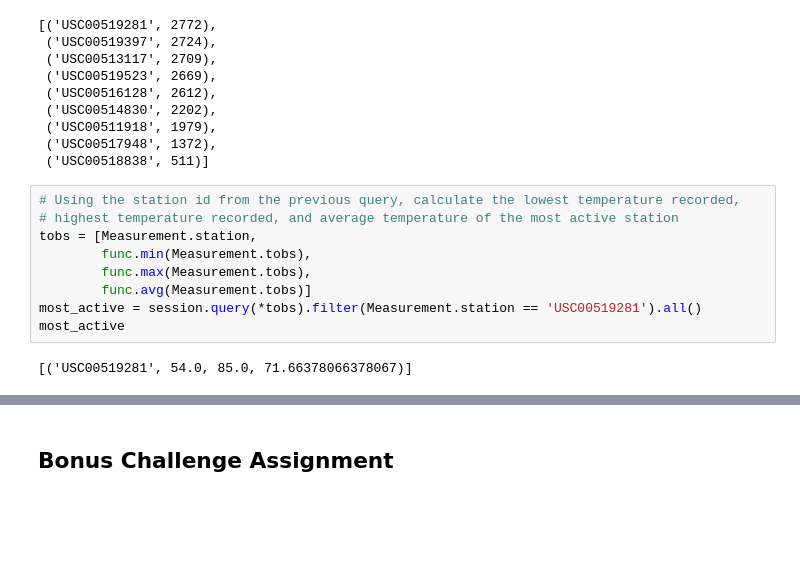
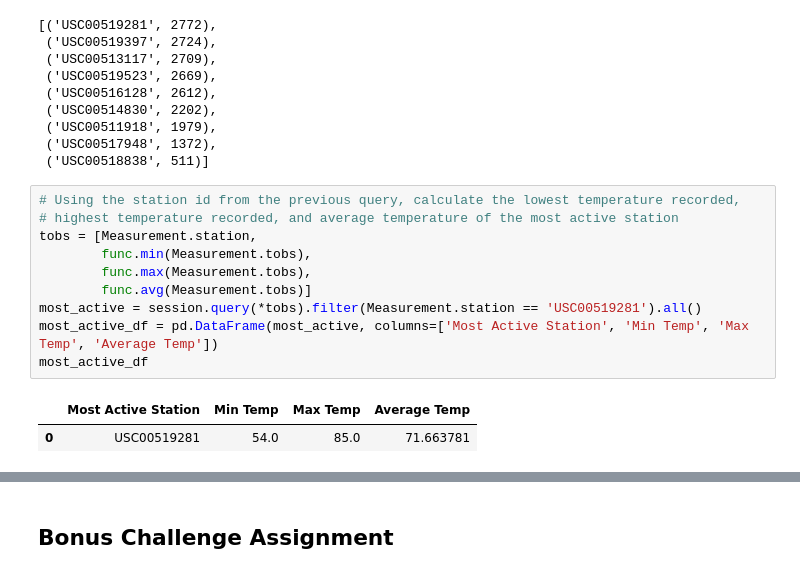
Before and after one commit to meghanvl/Climate_Analysis, a Jupyter notebook: Climate_Analysis.ipynb, the cells around one changed output, grey strips where cells are left out. Saved outputs shown, nothing was run; the diff lists cells and outputs as text; blank space fills up the shorter version.

```diff
--- a/Climate_Analysis.ipynb
+++ b/Climate_Analysis.ipynb
@@ -239,11 +239,13 @@ active_stations
 # %%
 # Using the station id from the previous query, calculate the lowest temperature recorded,
 # highest temperature recorded, and average temperature of the most active station
 tobs = [Measurement.station,
         func.min(Measurement.tobs),
         func.max(Measurement.tobs),
         func.avg(Measurement.tobs)]
 most_active = session.query(*tobs).filter(Measurement.station == 'USC00519281').all()
-most_active
+most_active_df = pd.DataFrame(most_active, columns=['Most Active Station', 'Min Temp', 'Max Temp', 'Average Temp'])
+most_active_df
 # %% [output]
-[('USC00519281', 54.0, 85.0, 71.66378066378067)]
+|  | Most Active Station | Min Temp | Max Temp | Average Temp |
+| 0 | USC00519281 | 54.0 | 85.0 | 71.663781 |
```
Also changed, not shown: parts of 8 cells of this notebook, 1 other file.
